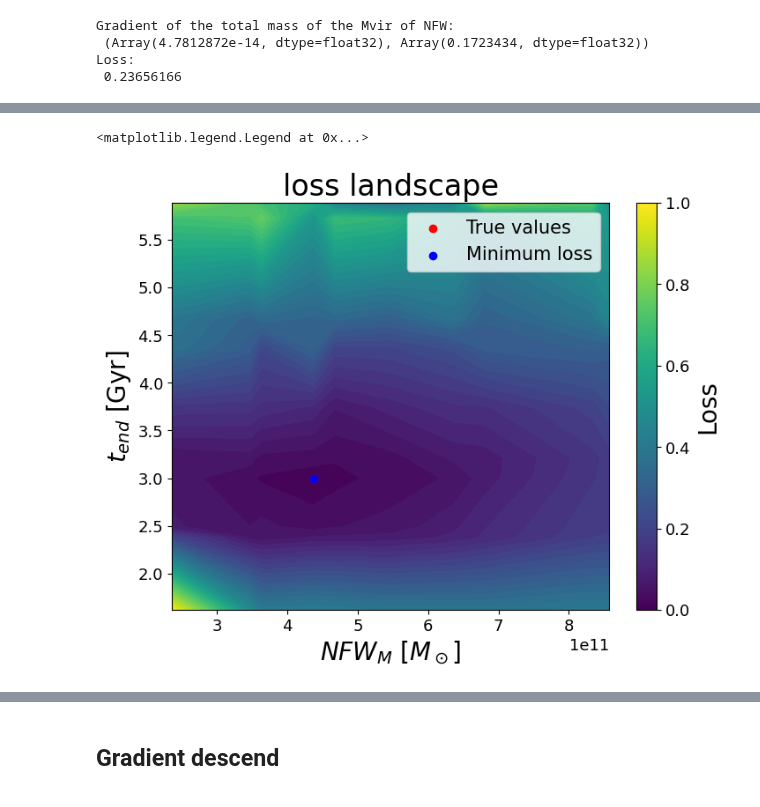
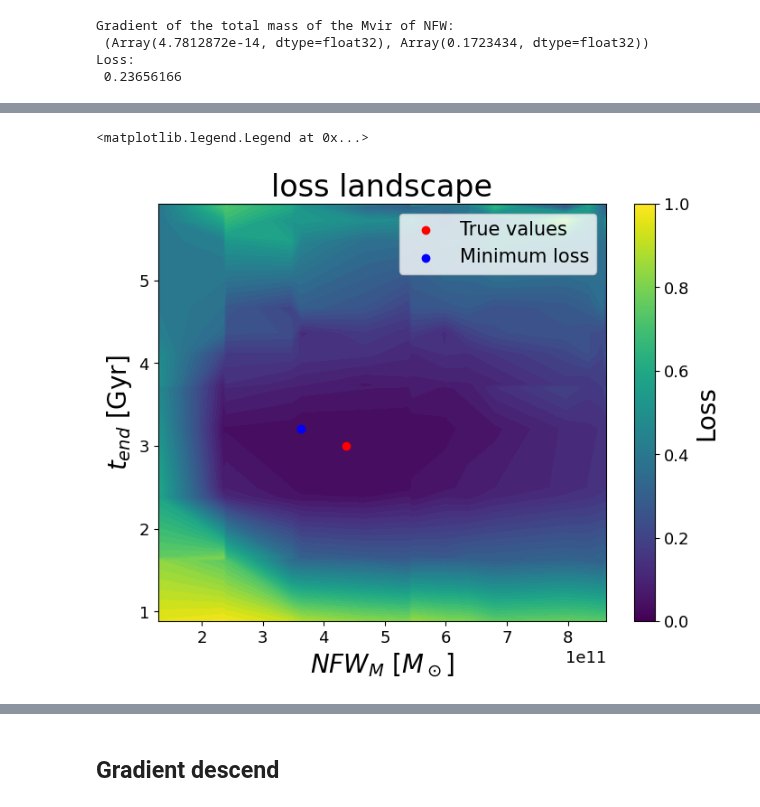
Before and after one commit to vepe99/Odisseo, a Jupyter notebook: notebooks/dev/albastross/brute_force_gradientdescend_langevine.ipynb, the cells around one changed output, grey strips where cells are left out. Cells and saved outputs as stored; diff of their text form; code cells hidden in the pictures.

```diff
--- a/notebooks/dev/albastross/brute_force_gradientdescend_langevine.ipynb
+++ b/notebooks/dev/albastross/brute_force_gradientdescend_langevine.ipynb
@@ -784,7 +1406,7 @@ def time_integration_NFWM_tend_grad(M_NFW, t_end, key):
     ])
 
     # Adaptive weights based on scale separation
-    scale_weights = jnp.array([0.1, 0.1, 0.1, 0.1, 0.6])
+    scale_weights = jnp.array([0.1, 0.1, 0.3, 0.25, 0.25])
     scale_weights = jnp.ones_like(sigmas)  # Equal weights for simplicity
 
     # Compute MMD with multiple kernels
@@ -835,16 +1457,16 @@ loss, grad = jax.value_and_grad(lambda Mvir, t_end, key: time_integration_NFWM_t
 print("Gradient of the total mass of the Mvir of NFW:\n", grad)
 print("Loss:\n", loss)
 
-n_sim = 10
+n_sim = 15
 
 # M_tot_values = jnp.linspace(params.NFW_params.Mvir*(1/4), params.NFW_params.Mvir*(8/4), n_sim-1) # Adjust range based on expected values
 # t_end_values = jnp.linspace(params.t_end * (1/4), params.t_end * (8/4), n_sim-1)   # Adjust range based on expected timescales
 
-M_tot_values = jax.random.uniform(random.PRNGKey(0), shape=(n_sim-1,), minval=params.NFW_params.Mvir*(1/4), maxval=params.NFW_params.Mvir*(8/4))  # Random values in the range
-t_end_values = jax.random.uniform(random.PRNGKey(0), shape=(n_sim-1,), minval=params.t_end * (1/4), maxval=params.t_end * (8/4))  # Random values in the range
+M_tot_values = jax.random.uniform(random.PRNGKey(0), shape=(n_sim,), minval=params.NFW_params.Mvir*(1/4), maxval=params.NFW_params.Mvir*(8/4))  # Random values in the range
+t_end_values = jax.random.uniform(random.PRNGKey(0), shape=(n_sim,), minval=params.t_end * (1/4), maxval=params.t_end * (8/4))  # Random values in the range
 
-M_tot_values = jnp.concatenate([M_tot_values, jnp.array([params.NFW_params.Mvir])])  # Append the true Mvir value
-t_end_values = jnp.concatenate([t_end_values, jnp.array([params.t_end])])  # Append the true t_end value
+# M_tot_values = jnp.concatenate([M_tot_values, jnp.array([params.NFW_params.Mvir])])  # Append the true Mvir value
+# t_end_values = jnp.concatenate([t_end_values, jnp.array([params.t_end])])  # Append the true t_end value
 # Ensure both arrays are sorted
 M_tot_values = jnp.sort(M_tot_values)
 t_end_values = jnp.sort(t_end_values)
@@ -871,7 +1493,7 @@ def time_integration_for_laxmap(input):
 
 loss, grad = jax.lax.map(f=time_integration_for_laxmap,
                          xs=(Mvir_sharded, t_end_sharded, keys_sharded),
-                         batch_size=2)
+                         batch_size=3)
 # %% [output]
 Gradient of the total mass of the Mvir of NFW:
  (Array(4.7812872e-14, dtype=float32), Array(0.1723434, dtype=float32))
@@ -879,8 +1501,8 @@ Loss:
  0.23656166
 # %%
 loss_min, min_index = jnp.min(loss), jnp.argmin(loss)
-Mvir_min = M_tot_values[min_index // n_sim]
-t_end_min = t_end_values[min_index % n_sim]
+Mvir_min = Mvir_flat[jnp.argmin(loss)]
+t_end_min = t_end_flat[jnp.argmin(loss)]
 print(f"Minimum loss: {loss_min}, Mvir: {Mvir_min * code_units.code_mass.to(u.Msun)}, t_end: {t_end_min * code_units.code_time.to(u.Gyr)}")
 loss = loss.reshape(M_tot_grid.shape)
 
@@ -899,5 +1521,5 @@ Minimum loss: 0.0021333754993975163, Mvir: 436833255424.0, t_end: 3.0
 <matplotlib.legend.Legend at 0x...>
-[figure, old version]
+[figure, new version]
 # %%
 grad[0].reshape(M_tot_grid.shape).shape
 # %% [output]
```
Also changed, not shown: parts of 42 cells of this notebook.
